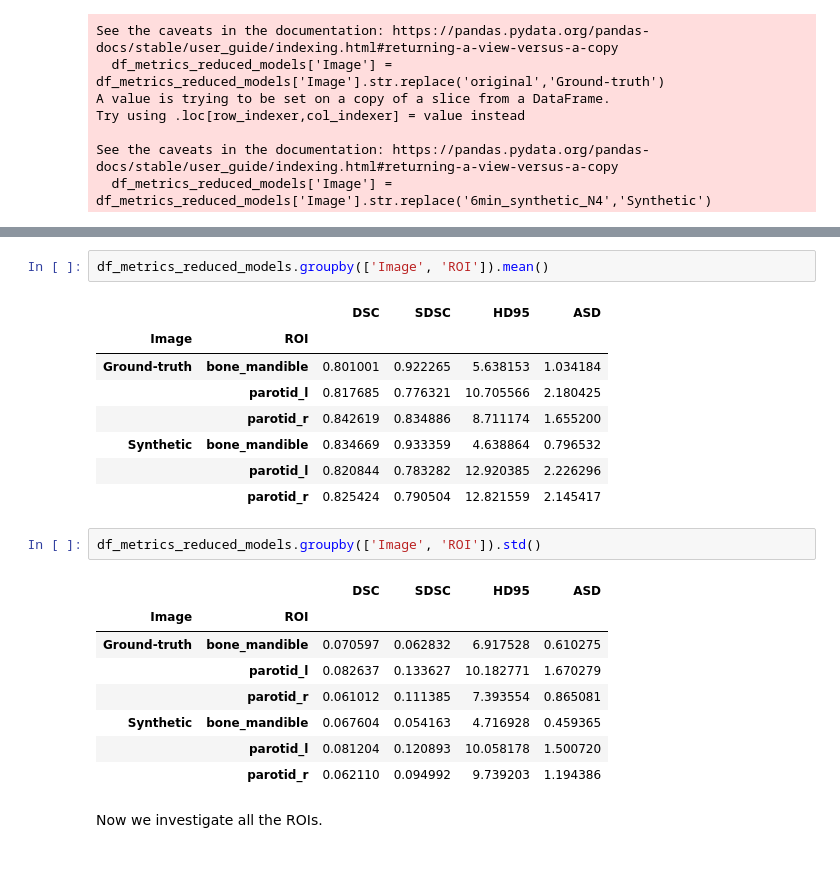
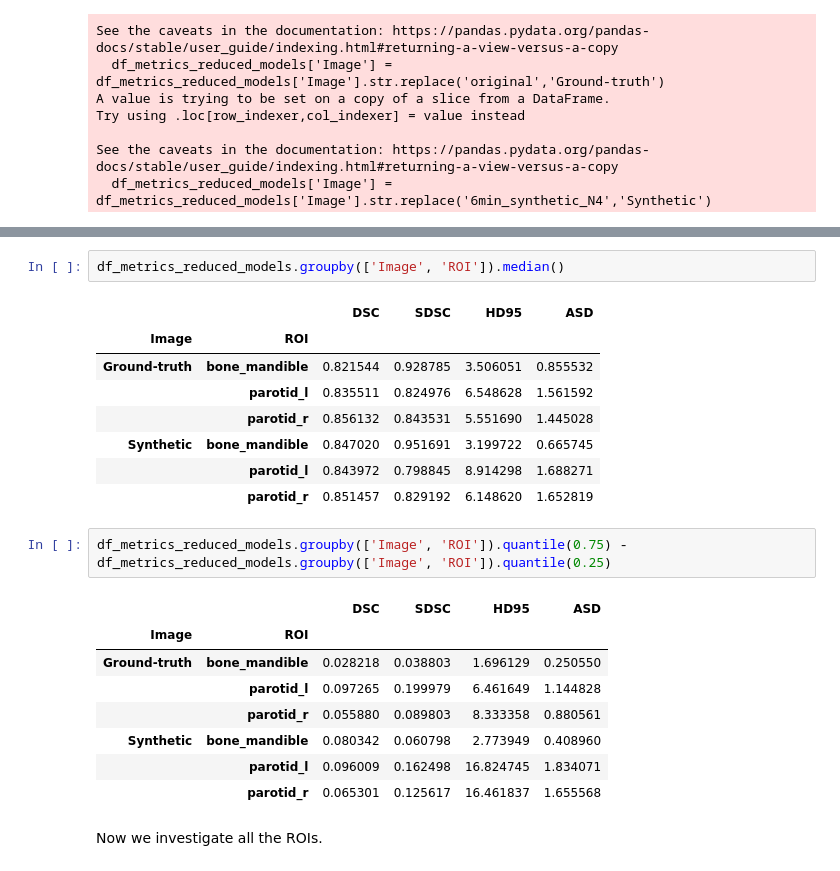
Before and after one commit to kwahid/2min_6min_synthetic_MRI, a Jupyter notebook: Code/Autoseg_analysis.ipynb, the cells around one changed output, grey strips where cells are left out. Drawn from its saved outputs; the diff is of its cells as text.

```diff
--- a/Code/Autoseg_analysis.ipynb
+++ b/Code/Autoseg_analysis.ipynb
@@ -196,25 +446,25 @@ ax.set(ylabel='ASD (mm)')
 # %%
-df_metrics_reduced_models.groupby(['Image', 'ROI']).mean()
+df_metrics_reduced_models.groupby(['Image', 'ROI']).median()
 # %% [output]
 |  |  | DSC | SDSC | HD95 | ASD |
 | Image | ROI |  |  |  |  |
-| Ground-truth | bone_mandible | 0.801001 | 0.922265 | 5.638153 | 1.034184 |
-|  | parotid_l | 0.817685 | 0.776321 | 10.705566 | 2.180425 |
-|  | parotid_r | 0.842619 | 0.834886 | 8.711174 | 1.655200 |
-| Synthetic | bone_mandible | 0.834669 | 0.933359 | 4.638864 | 0.796532 |
-|  | parotid_l | 0.820844 | 0.783282 | 12.920385 | 2.226296 |
-|  | parotid_r | 0.825424 | 0.790504 | 12.821559 | 2.145417 |
+| Ground-truth | bone_mandible | 0.821544 | 0.928785 | 3.506051 | 0.855532 |
+|  | parotid_l | 0.835511 | 0.824976 | 6.548628 | 1.561592 |
+|  | parotid_r | 0.856132 | 0.843531 | 5.551690 | 1.445028 |
+| Synthetic | bone_mandible | 0.847020 | 0.951691 | 3.199722 | 0.665745 |
+|  | parotid_l | 0.843972 | 0.798845 | 8.914298 | 1.688271 |
+|  | parotid_r | 0.851457 | 0.829192 | 6.148620 | 1.652819 |
 # %%
-df_metrics_reduced_models.groupby(['Image', 'ROI']).std()
+df_metrics_reduced_models.groupby(['Image', 'ROI']).quantile(0.75) - df_metrics_reduced_models.groupby(['Image', 'ROI']).quantile(0.25)
 # %% [output]
 |  |  | DSC | SDSC | HD95 | ASD |
 | Image | ROI |  |  |  |  |
-| Ground-truth | bone_mandible | 0.070597 | 0.062832 | 6.917528 | 0.610275 |
-|  | parotid_l | 0.082637 | 0.133627 | 10.182771 | 1.670279 |
-|  | parotid_r | 0.061012 | 0.111385 | 7.393554 | 0.865081 |
-| Synthetic | bone_mandible | 0.067604 | 0.054163 | 4.716928 | 0.459365 |
-|  | parotid_l | 0.081204 | 0.120893 | 10.058178 | 1.500720 |
-|  | parotid_r | 0.062110 | 0.094992 | 9.739203 | 1.194386 |
+| Ground-truth | bone_mandible | 0.028218 | 0.038803 | 1.696129 | 0.250550 |
+|  | parotid_l | 0.097265 | 0.199979 | 6.461649 | 1.144828 |
+|  | parotid_r | 0.055880 | 0.089803 | 8.333358 | 0.880561 |
+| Synthetic | bone_mandible | 0.080342 | 0.060798 | 2.773949 | 0.408960 |
+|  | parotid_l | 0.096009 | 0.162498 | 16.824745 | 1.834071 |
+|  | parotid_r | 0.065301 | 0.125617 | 16.461837 | 1.655568 |
 # %% [markdown]
 Now we investigate all the ROIs.
 # %%
```
Also changed, not shown: parts of 24 cells of this notebook.
